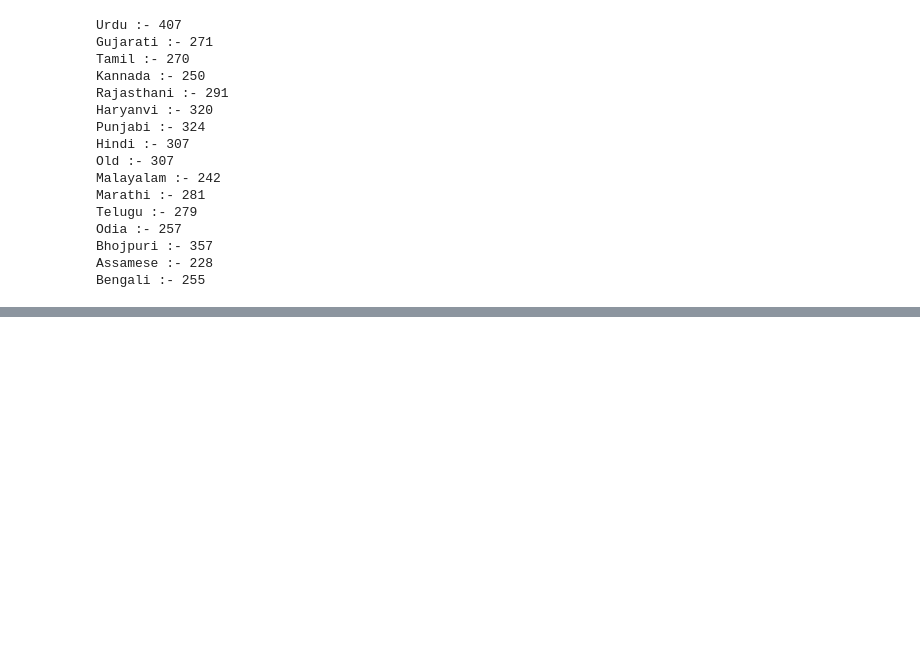
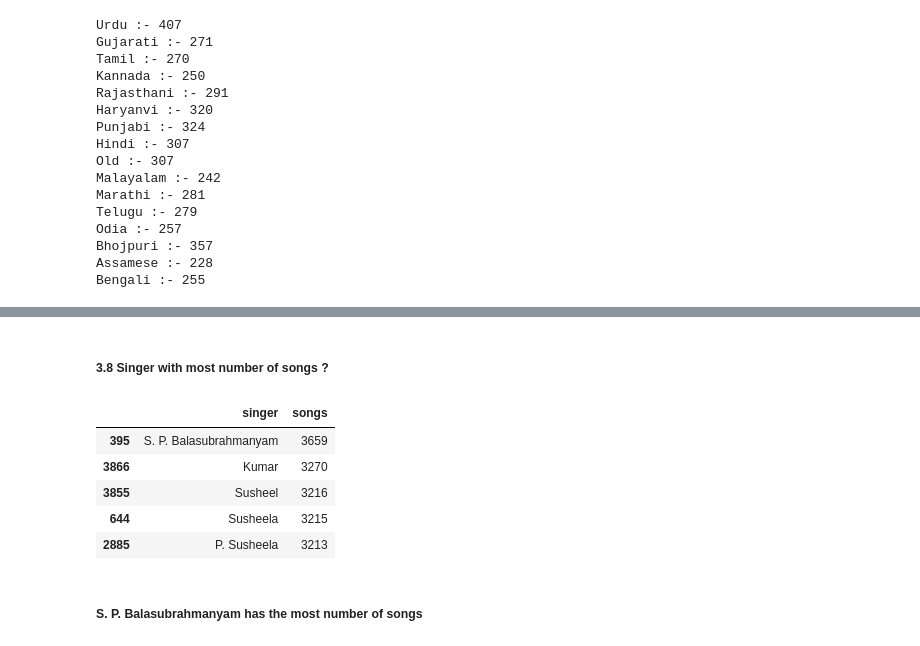
Before and after one commit to aniketsingh10/Gaana.com_Analysis, a Jupyter notebook: Gaana_Analysis.ipynb, the cells around one changed output, grey strips where cells are left out. Saved outputs shown, nothing was run; the diff lists cells and outputs as text; code cells hidden in the pictures; blank space fills up the shorter version.

```diff
--- a/Gaana_Analysis.ipynb
+++ b/Gaana_Analysis.ipynb
@@ -235,0 +280,13 @@ Bengali :- 255
+# %% [markdown]
+##### 3.8 Singer with most number of songs ?
+# %%
+song_table.sort_values(by='songs',ascending=False).head()
+# %% [output]
+|  | singer | songs |
+| 395 | S. P. Balasubrahmanyam | 3659 |
+| 3866 | Kumar | 3270 |
+| 3855 | Susheel | 3216 |
+| 644 | Susheela | 3215 |
+| 2885 | P. Susheela | 3213 |
+# %% [markdown]
+##### S. P. Balasubrahmanyam has the most number of songs
```
Also changed, not shown: parts of 10 cells of this notebook.
